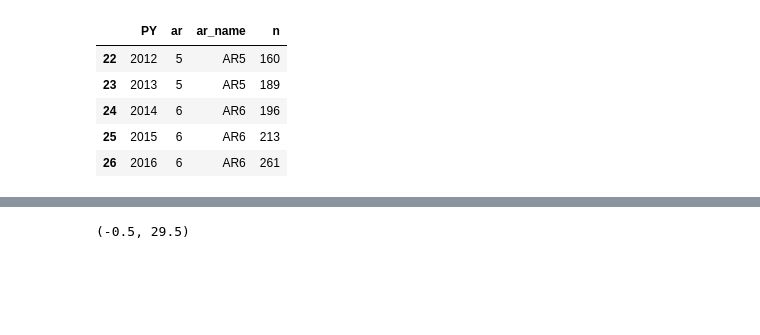
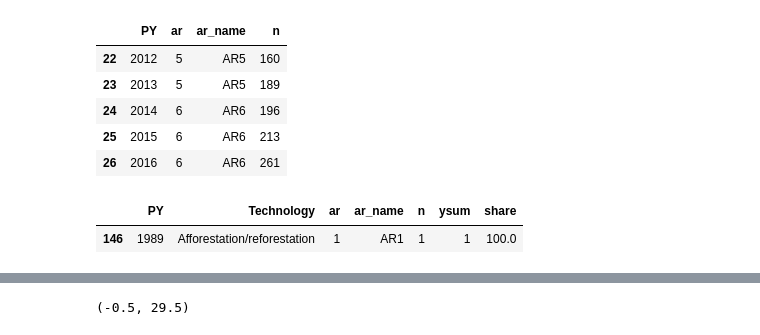
Before and after one commit to mcc-apsis/NETs-review, a Jupyter notebook: general_nets_plots.ipynb, the cells around one changed output, grey strips where cells are left out. Saved outputs shown, nothing was run; the diff lists cells and outputs as text; code cells hidden in the pictures; blank space fills up the shorter version.

```diff
--- a/general_nets_plots.ipynb
+++ b/general_nets_plots.ipynb
@@ -133,0 +143,6 @@ bypy.tail()
+# %%
+df[(df['PY']<1990) & (df['n']>0)]
+#df.head()
+# %% [output]
+|  | PY | Technology | ar | ar_name | n | ysum | share |
+| 146 | 1989 | Afforestation/reforestation | 1 | AR1 | 1 | 1 | 100.0 |
```
Also changed, not shown: parts of 9 cells of this notebook, 2 other files.
